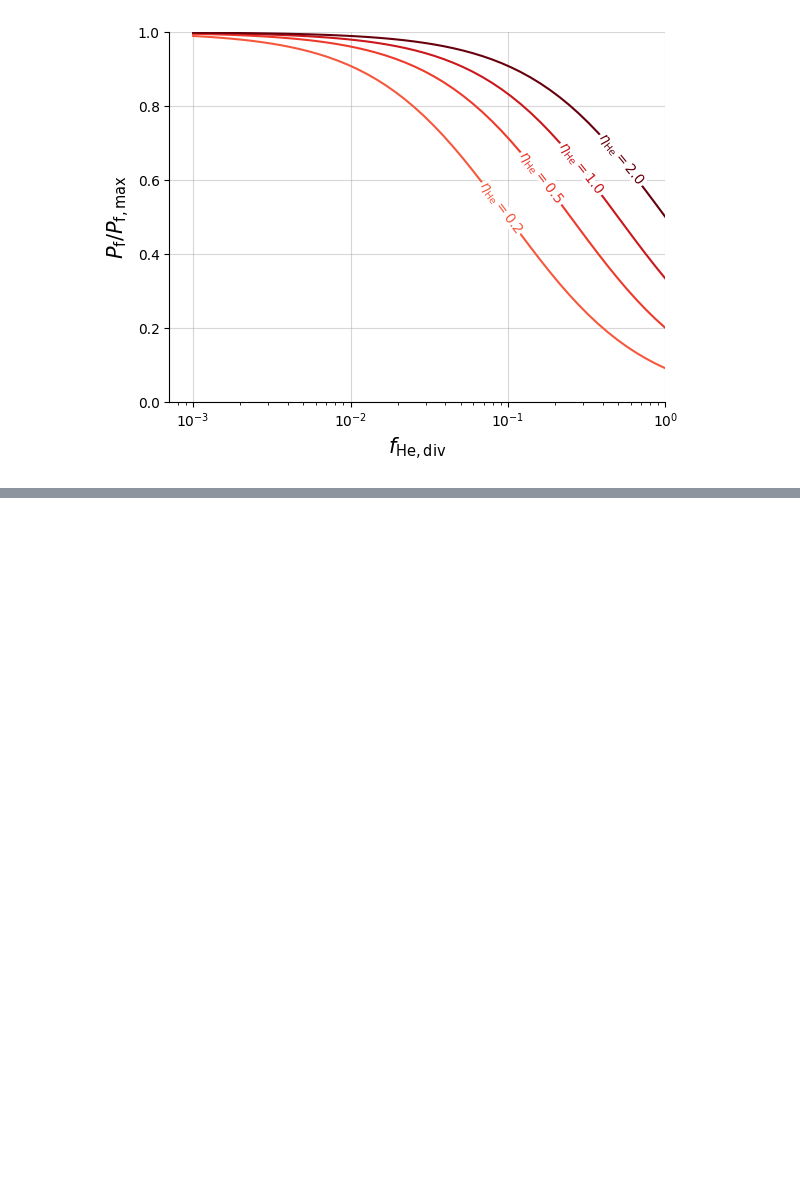
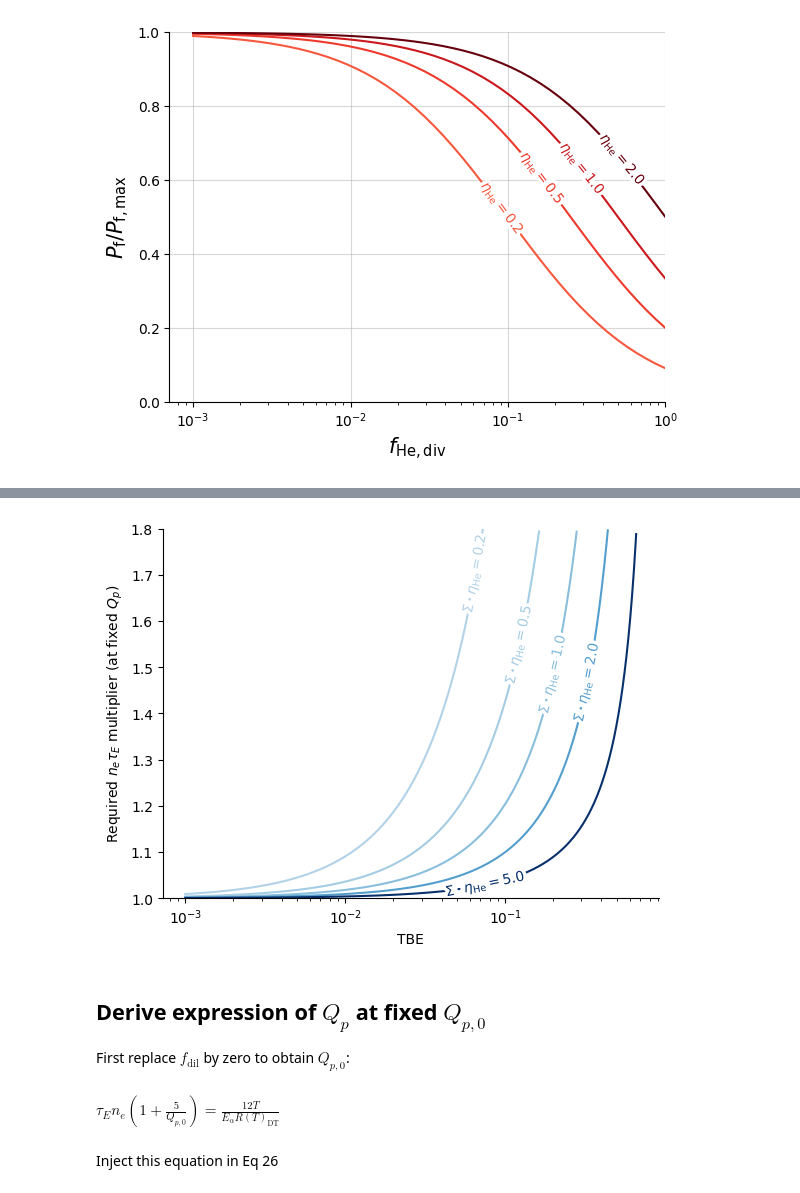
Before and after one commit to RemDelaporteMathurin/tritium-burn-fraction, a Jupyter notebook: graphs.ipynb, the cells around one changed output, grey strips where cells are left out. Cells and saved outputs as stored; diff of their text form; code cells hidden in the pictures; blank space fills up the shorter version.

```diff
--- a/graphs.ipynb
+++ b/graphs.ipynb
@@ -110,0 +328,35 @@ $\displaystyle \frac{P_{f}}{P_{f, max}} = \frac{\eta_{He}^{2}}{\left(\eta_{He} +
+# %%
+multiplier_f = sp.lambdify(((sigma, eta_he, tbe),), multiplier)
+
+tbe_values = np.geomspace(1e-3, 8e-1, 1000)
+product_values = [0.2, 0.5, 1.0, 2.0, 5.0]
+norm = colors.Normalize(vmin=-2, vmax=5.0)
+for product in product_values:
+    multiplier_values = multiplier_f((1, product, tbe_values))
+    multiplier_values_cut = multiplier_values[np.where(multiplier_values < 1.8)]
+    tbe_values_cut = tbe_values[np.where(multiplier_values < 1.8)]
+    plt.plot(tbe_values_cut, multiplier_values_cut, color=cm.Blues(norm(product)), label="$\Sigma \cdot \eta_\mathrm{He} = $" + f"{product}")
+plt.xscale("log")
+plt.ylim(1, 1.8)
+labelLines(plt.gca().get_lines(), zorder=2.5)
+plt.gca().spines.right.set_visible(False)
+plt.gca().spines.top.set_visible(False)
+
+plt.xlabel("TBE")
+plt.ylabel(r"Required $n_e \tau_E$ multiplier (at fixed $Q_p$)")
+plt.savefig("ntau_TBE.pdf")
+# %% [output]
+[figure, added]
+# %% [markdown]
+## Derive expression of $Q_p$ at fixed $Q_{p,0}$
+
+First replace $f_\mathrm{dil}$ by zero to obtain $Q_{p,0}$:
+# %%
+q_p_0 = sp.Symbol("Q_{p, 0}")
+
+eq26_zero_dil = eq26.subs(f_dil, 0).subs(q_p, q_p_0)
+eq26_zero_dil
+# %% [output]
+$\displaystyle \tau_{E} n_{e} \left(1 + \frac{5}{Q_{p, 0}}\right) = \frac{12 T}{E_{\alpha} R(T)_\mathrm{DT}}$
+# %% [markdown]
+Inject this equation in Eq 26
```
Also changed, not shown: parts of 27 cells of this notebook.
